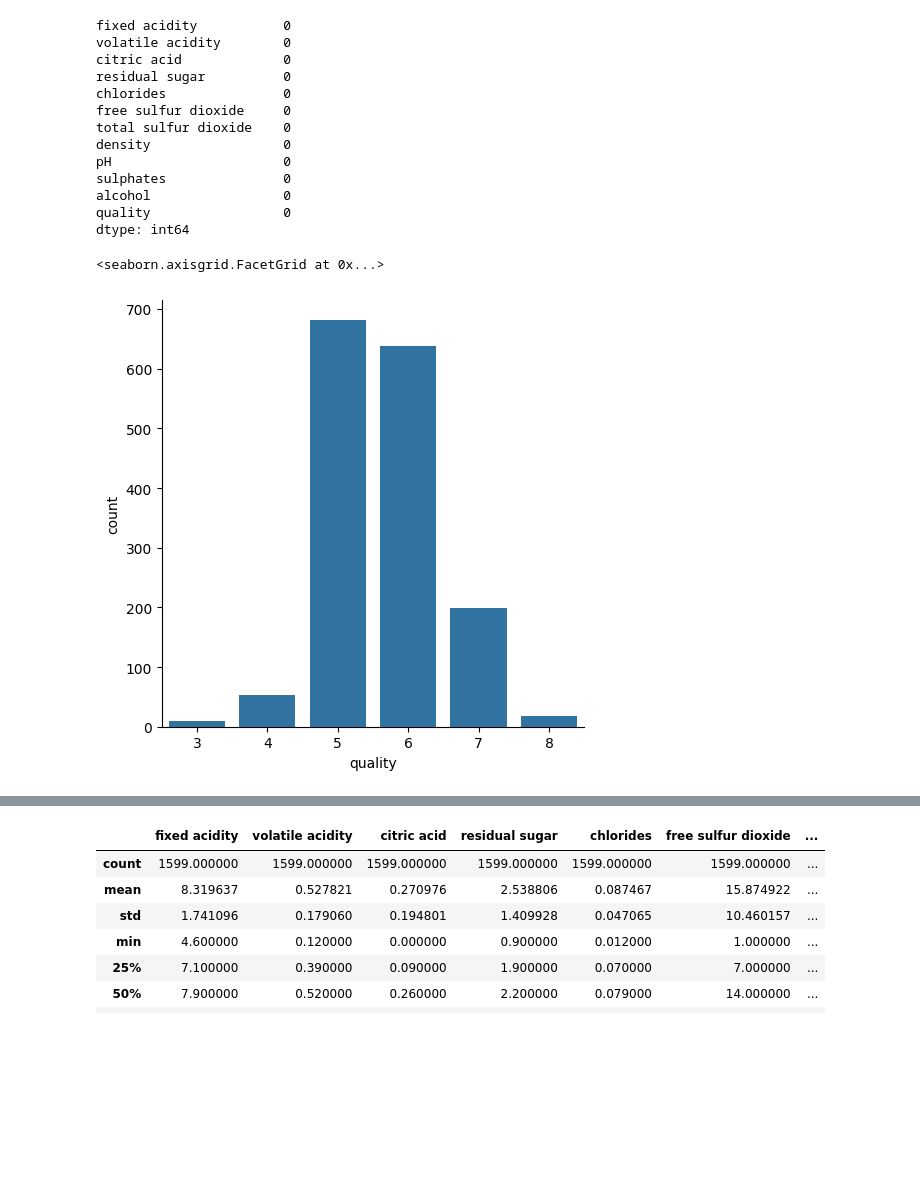
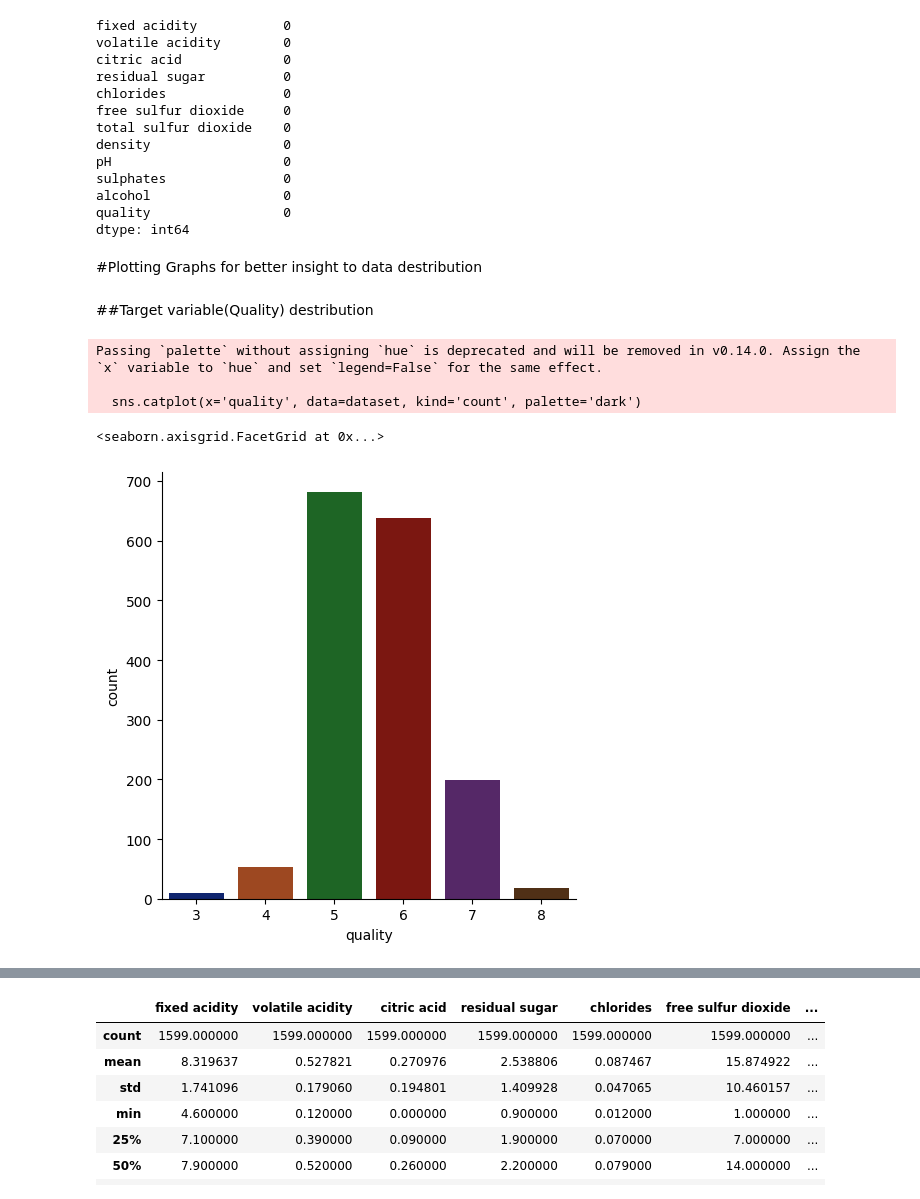
Before and after one commit to ChamikaRohan/Machine-Learning-based-Red-Wine-Quality-Prediction, a Jupyter notebook: Red_Wine_Quality_Prediction_Model.ipynb, the cells around one changed output, grey strips where cells are left out. Saved outputs shown, nothing was run; the diff lists cells and outputs as text; code cells hidden in the pictures; blank space fills up the shorter version.

```diff
--- a/Red_Wine_Quality_Prediction_Model.ipynb
+++ b/Red_Wine_Quality_Prediction_Model.ipynb
@@ -50,8 +70,15 @@ sulphates               0
 alcohol                 0
 quality                 0
 dtype: int64
+# %% [markdown]
+#Plotting Graphs for better insight to data destribution
+# %% [markdown]
+##Target variable(Quality) destribution
 # %%
-sns.catplot(x='quality', data = dataset, kind = 'count')
+sns.catplot(x='quality', data=dataset, kind='count', palette='dark')
 # %% [output]
-<seaborn.axisgrid.FacetGrid at 0x...>
+Passing `palette` without assigning `hue` is deprecated and will be removed in v0.14.0. Assign the `x` variable to `hue` and set `legend=False` for the same effect.
+
+  sns.catplot(x='quality', data=dataset, kind='count', palette='dark')
+<seaborn.axisgrid.FacetGrid at 0x...>
-[figure, old version]
+[figure, new version]
```
Also changed, not shown: parts of 33 cells of this notebook.
